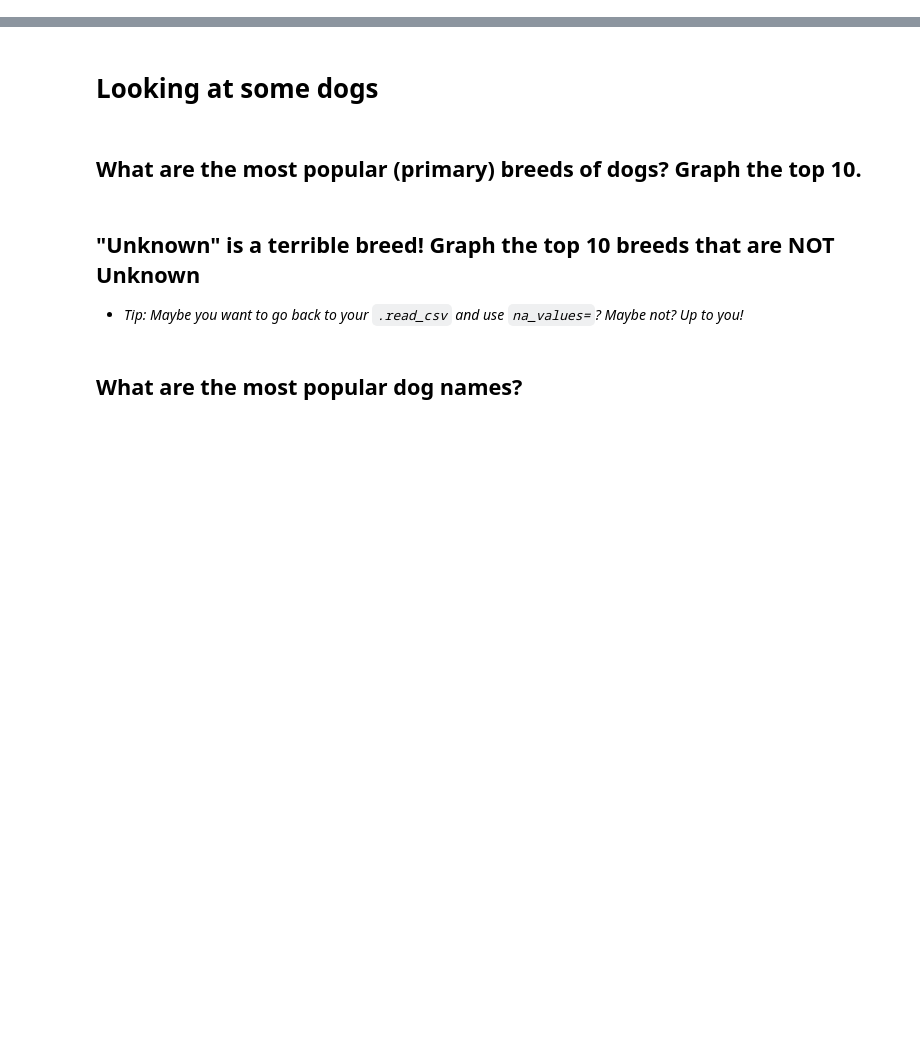
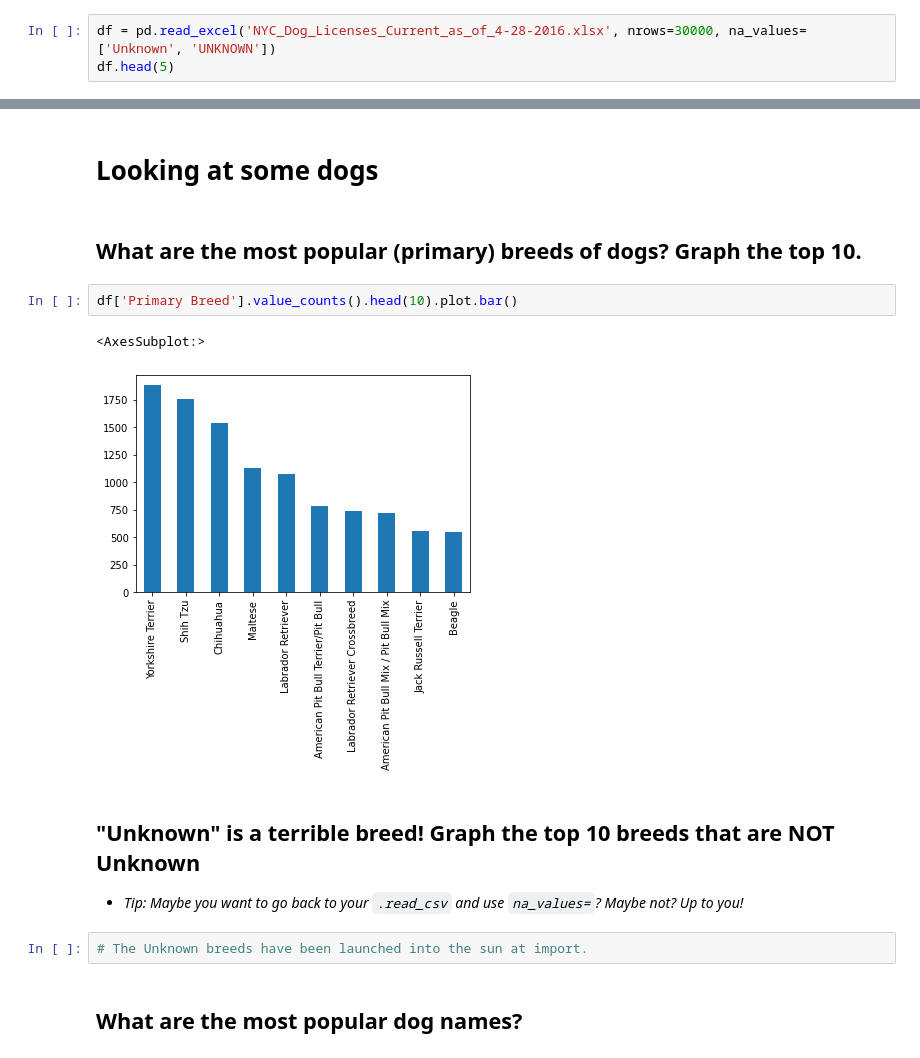
Before and after one commit to obverter/lede-homework-7, a Jupyter notebook: 07-homework/dogs/Dataset TWO - Dogs.ipynb, the cells around one changed output, grey strips where cells are left out. Drawn from its saved outputs; the diff is of its cells as text; blank space fills up the shorter version.

```diff
--- a/07-homework/dogs/Dataset TWO - Dogs.ipynb
+++ b/07-homework/dogs/Dataset TWO - Dogs.ipynb
@@ -7,2 +9,5 @@ Data from [a FOIL request to New York City](https://www.muckrock.com/foi/new-yor
 # %% [markdown]
 ## Read in the file `NYC_Dog_Licenses_Current_as_of_4-28-2016.xlsx` and look at the first five rows
+# %%
+df = pd.read_excel('NYC_Dog_Licenses_Current_as_of_4-28-2016.xlsx', nrows=30000, na_values=['Unknown', 'UNKNOWN'])
+df.head(5)
@@ -24,9 +77,16 @@ Think of four questions you could ask this dataset. **Don't ask them**, just wri
 # Looking at some dogs
 # %% [markdown]
 ## What are the most popular (primary) breeds of dogs? Graph the top 10.
+# %%
+df['Primary Breed'].value_counts().head(10).plot.bar()
+# %% [output]
+<AxesSubplot:>
+[figure, added]
 # %% [markdown]
 ## "Unknown" is a terrible breed! Graph the top 10 breeds that are NOT Unknown
 
 * *Tip: Maybe you want to go back to your `.read_csv` and use `na_values=`? Maybe not? Up to you!*
+# %%
+# The Unknown breeds have been launched into the sun at import.
 # %% [markdown]
 ## What are the most popular dog names?
```
Also changed, not shown: parts of 27 cells of this notebook, 2 other files.
